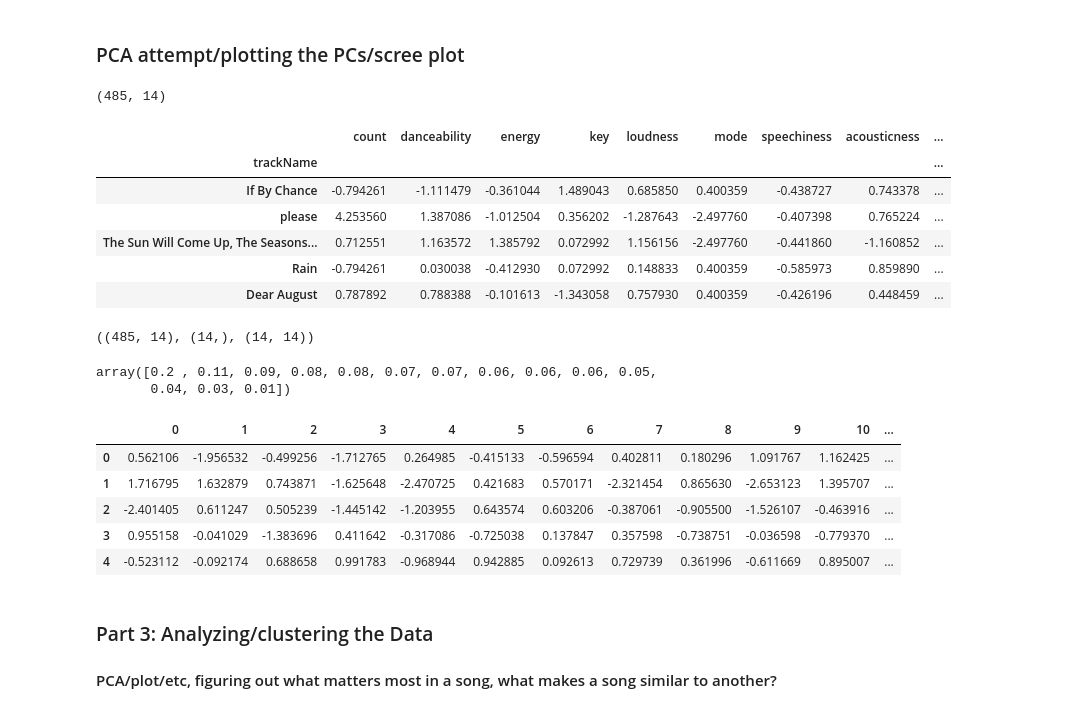
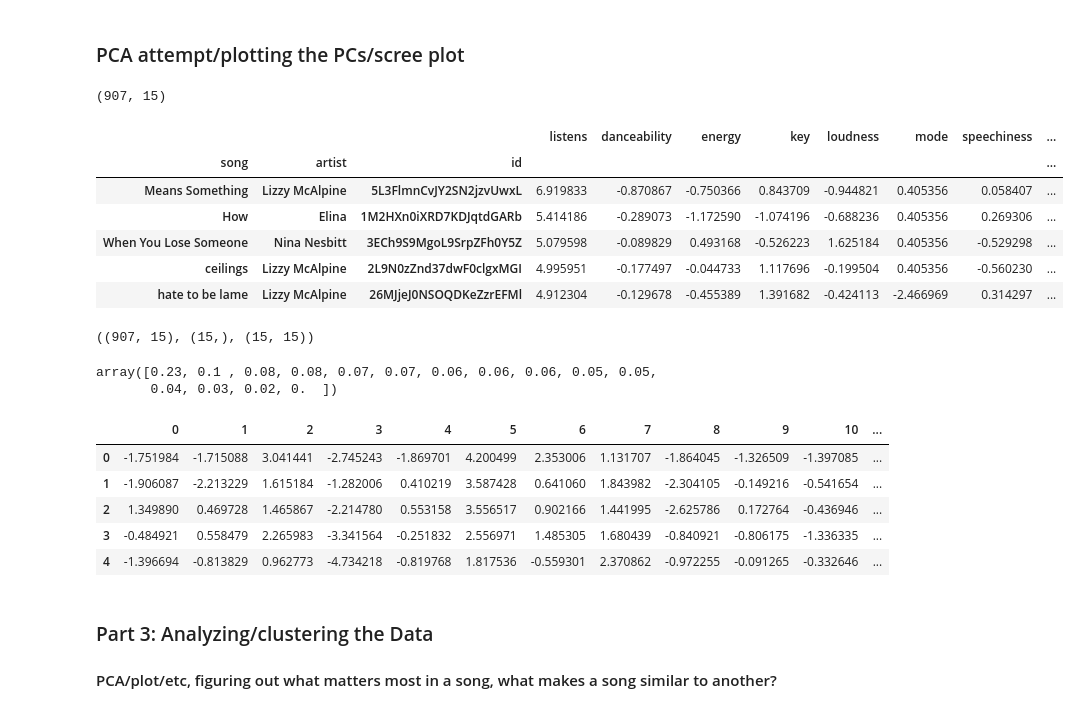
Before and after one commit to JessicaGolden/music_108, a Jupyter notebook: music_108_v01.ipynb, the cells around one changed output. Drawn from its saved outputs; the diff is of its cells as text; code cells hidden in the pictures.

Commit message:
changed column names, more cleaning

```diff
--- a/music_108_v01.ipynb
+++ b/music_108_v01.ipynb
@@ -168,3 +166,11 @@ See the caveats in the documentation: https://pandas.pydata.org/pandas-docs/stab
 | 3 | ceilings | Lizzy McAlpine | 73 | 0.516 | 0.322 | 9.0 | -11.762 | 1.0 | 0.0292 | ... |
 | 4 | hate to be lame | Lizzy McAlpine | 72 | 0.522 | 0.251 | 10.0 | -12.626 | 0.0 | 0.0603 | ... |
 5 rows × 21 columns
+# %%
+songs = totals.copy()
+songs.drop(['track_href', 'type', 'uri', 'analysis_url'], axis=1, inplace=True)
+songs['inv_sq_energy'] = -1 * (songs['energy'] ** 2)
+songs = songs.rename({'artistName': 'artist', 'trackName': 'song', 'count': 'listens'}, axis=1)
+
+print(songs.shape)
+songs.head(5)
@@ -179,27 +187,27 @@ import plotly.express as px
 # %%
-cleaned_df = songs_df.set_index('trackName').drop(columns=['id', 'artistName']).dropna()
+cleaned_df = songs.set_index(['song', 'artist', 'id']).dropna()
 centered_df = (cleaned_df - np.mean(cleaned_df, axis=0)) / np.std(cleaned_df, axis=0)
 print(centered_df.shape)
 centered_df.head(5)
 # %% [output]
-(485, 14)
+(907, 15)
-|  | count | danceability | energy | key | loudness | mode | speechiness | acousticness | ... |
-| trackName |  |  |  |  |  |  |  |  | ... |
-| If By Chance | -0.794261 | -1.111479 | -0.361044 | 1.489043 | 0.685850 | 0.400359 | -0.438727 | 0.743378 | ... |
-| please | 4.253560 | 1.387086 | -1.012504 | 0.356202 | -1.287643 | -2.497760 | -0.407398 | 0.765224 | ... |
-| The Sun Will Come Up, The Seasons... | 0.712551 | 1.163572 | 1.385792 | 0.072992 | 1.156156 | -2.497760 | -0.441860 | -1.160852 | ... |
-| Rain | -0.794261 | 0.030038 | -0.412930 | 0.072992 | 0.148833 | 0.400359 | -0.585973 | 0.859890 | ... |
-| Dear August | 0.787892 | 0.788388 | -0.101613 | -1.343058 | 0.757930 | 0.400359 | -0.426196 | 0.448459 | ... |
+|  |  |  | listens | danceability | energy | key | loudness | mode | speechiness | ... |
+| song | artist | id |  |  |  |  |  |  |  | ... |
+| Means Something | Lizzy McAlpine | 5L3FlmnCvJY2SN2jzvUwxL | 6.919833 | -0.870867 | -0.750366 | 0.843709 | -0.944821 | 0.405356 | 0.058407 | ... |
+| How | Elina | 1M2HXn0iXRD7KDJqtdGARb | 5.414186 | -0.289073 | -1.172590 | -1.074196 | -0.688236 | 0.405356 | 0.269306 | ... |
+| When You Lose Someone | Nina Nesbitt | 3ECh9S9MgoL9SrpZFh0Y5Z | 5.079598 | -0.089829 | 0.493168 | -0.526223 | 1.625184 | 0.405356 | -0.529298 | ... |
+| ceilings | Lizzy McAlpine | 2L9N0zZnd37dwF0clgxMGI | 4.995951 | -0.177497 | -0.044733 | 1.117696 | -0.199504 | 0.405356 | -0.560230 | ... |
+| hate to be lame | Lizzy McAlpine | 26MJjeJ0NSOQDKeZzrEFMl | 4.912304 | -0.129678 | -0.455389 | 1.391682 | -0.424113 | -2.466969 | 0.314297 | ... |
 # %%
 u, s, vt = np.linalg.svd(centered_df, full_matrices = False)
 u.shape, s.shape, vt.shape
 # %% [output]
-((485, 14), (14,), (14, 14))
+((907, 15), (15,), (15, 15))
 # %%
 np.round(s**2 / sum(s**2), 2)
 # %% [output]
-array([0.2 , 0.11, 0.09, 0.08, 0.08, 0.07, 0.07, 0.06, 0.06, 0.06, 0.05,
-       0.04, 0.03, 0.01])
+array([0.23, 0.1 , 0.08, 0.08, 0.07, 0.07, 0.06, 0.06, 0.06, 0.05, 0.05,
+       0.04, 0.03, 0.02, 0.  ])
 # %%
 # scree plot
 px.line(s**2)
@@ -215,15 +223,15 @@ px.scatter_3d(data_frame=tst, x='pc1', y='pc2', z='pc3', hover_data='trackName')
 # %%
 # print(pcs)
 all_pcs = pd.DataFrame(pcs)
-all_pcs['trackName'] = centered_df.reset_index()[['trackName']]
+all_pcs[['song', 'artist', 'id']] = centered_df.reset_index()[['song', 'artist', 'id']]
 all_pcs.head(5)
 # %% [output]
 |  | 0 | 1 | 2 | 3 | 4 | 5 | 6 | 7 | 8 | 9 | 10 | ... |
-| 0 | 0.562106 | -1.956532 | -0.499256 | -1.712765 | 0.264985 | -0.415133 | -0.596594 | 0.402811 | 0.180296 | 1.091767 | 1.162425 | ... |
-| 1 | 1.716795 | 1.632879 | 0.743871 | -1.625648 | -2.470725 | 0.421683 | 0.570171 | -2.321454 | 0.865630 | -2.653123 | 1.395707 | ... |
-| 2 | -2.401405 | 0.611247 | 0.505239 | -1.445142 | -1.203955 | 0.643574 | 0.603206 | -0.387061 | -0.905500 | -1.526107 | -0.463916 | ... |
-| 3 | 0.955158 | -0.041029 | -1.383696 | 0.411642 | -0.317086 | -0.725038 | 0.137847 | 0.357598 | -0.738751 | -0.036598 | -0.779370 | ... |
-| 4 | -0.523112 | -0.092174 | 0.688658 | 0.991783 | -0.968944 | 0.942885 | 0.092613 | 0.729739 | 0.361996 | -0.611669 | 0.895007 | ... |
+| 0 | -1.751984 | -1.715088 | 3.041441 | -2.745243 | -1.869701 | 4.200499 | 2.353006 | 1.131707 | -1.864045 | -1.326509 | -1.397085 | ... |
+| 1 | -1.906087 | -2.213229 | 1.615184 | -1.282006 | 0.410219 | 3.587428 | 0.641060 | 1.843982 | -2.304105 | -0.149216 | -0.541654 | ... |
+| 2 | 1.349890 | 0.469728 | 1.465867 | -2.214780 | 0.553158 | 3.556517 | 0.902166 | 1.441995 | -2.625786 | 0.172764 | -0.436946 | ... |
+| 3 | -0.484921 | 0.558479 | 2.265983 | -3.341564 | -0.251832 | 2.556971 | 1.485305 | 1.680439 | -0.840921 | -0.806175 | -1.336335 | ... |
+| 4 | -1.396694 | -0.813829 | 0.962773 | -4.734218 | -0.819768 | 1.817536 | -0.559301 | 2.370862 | -0.972255 | -0.091265 | -0.332646 | ... |
 # %% [markdown]
 ### Part 3: Analyzing/clustering the Data
 #### PCA/plot/etc, figuring out what matters most in a song, what makes a song similar to another?
```
Also changed, not shown: parts of 5 cells of this notebook.
